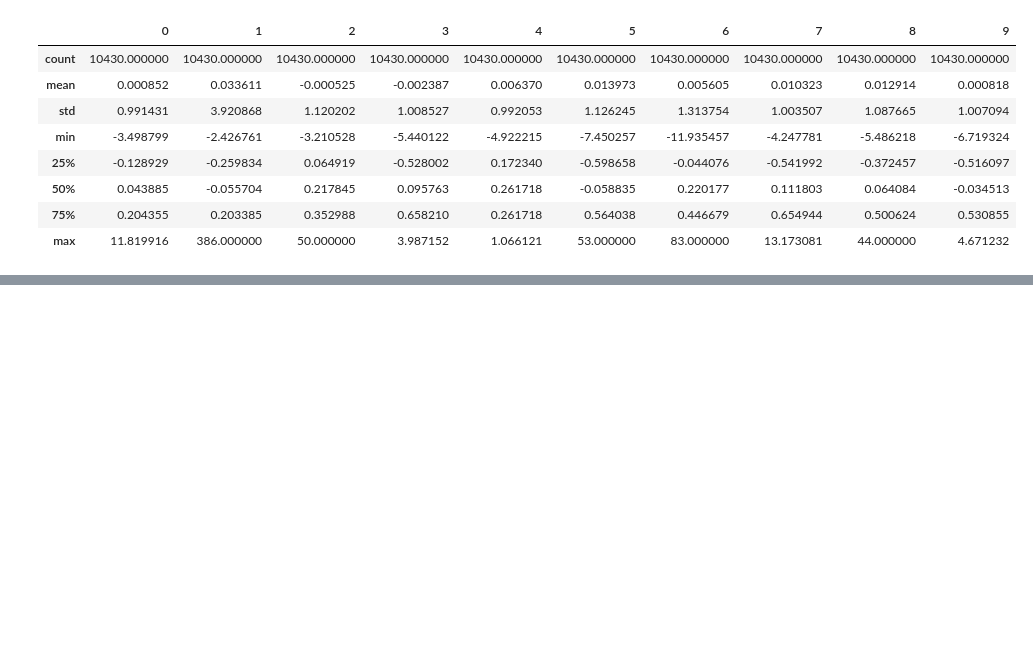
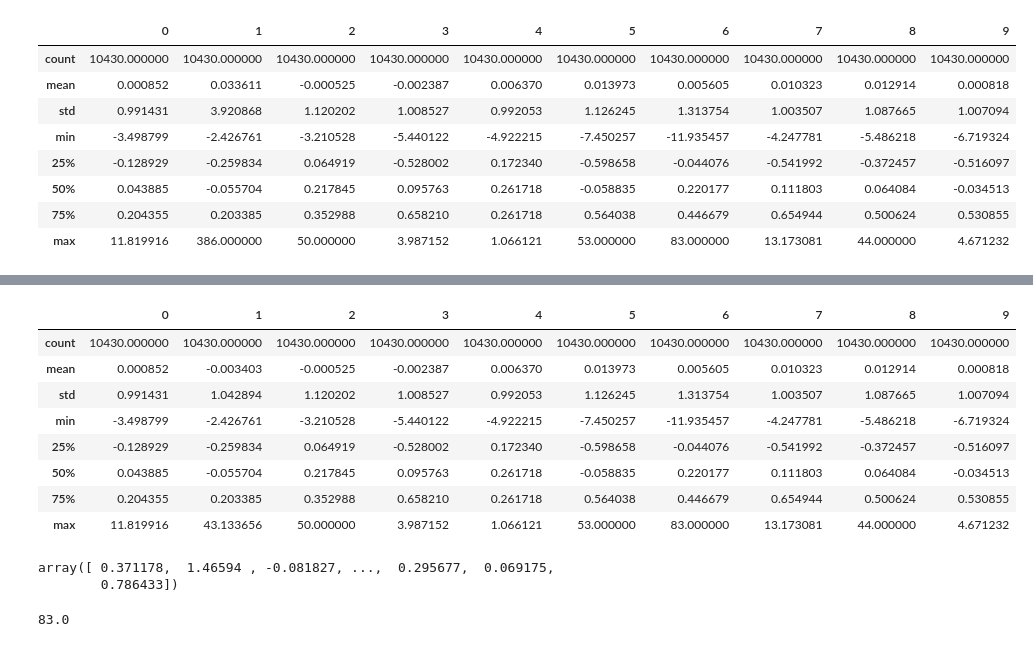
Before and after one commit to nathNath/provadeia, a Jupyter notebook: questaodois/Segunda questão.ipynb, the cells around one changed output, grey strips where cells are left out. Drawn from its saved outputs; the diff is of its cells as text; code cells hidden in the pictures; blank space fills up the shorter version.

```diff
--- a/questaodois/Segunda questão.ipynb
+++ b/questaodois/Segunda questão.ipynb
@@ -32,5 +78,5 @@ import numpy as np
 # %%
 import pandas as pd
 # %%
-data = pd.read_csv('./avila/avila-tr.txt', header = None)
+dataset = pd.read_csv('./avila/avila-tr.txt', header = None)
 # %%
@@ -56,0 +123,3 @@ data.describe()
+# %%
+aux = np.array(dataset[1])
+dataset[1] = dataset[1].replace(386, np.nanmedian(aux))
@@ -56,0 +140,12 @@ data.describe()
+# %%
+dataset.describe()
+# %% [output]
+|  | 0 | 1 | 2 | 3 | 4 | 5 | 6 | 7 | 8 | 9 |
+| count | 10430.000000 | 10430.000000 | 10430.000000 | 10430.000000 | 10430.000000 | 10430.000000 | 10430.000000 | 10430.000000 | 10430.000000 | 10430.000000 |
+| mean | 0.000852 | -0.003403 | -0.000525 | -0.002387 | 0.006370 | 0.013973 | 0.005605 | 0.010323 | 0.012914 | 0.000818 |
+| std | 0.991431 | 1.042894 | 1.120202 | 1.008527 | 0.992053 | 1.126245 | 1.313754 | 1.003507 | 1.087665 | 1.007094 |
+| min | -3.498799 | -2.426761 | -3.210528 | -5.440122 | -4.922215 | -7.450257 | -11.935457 | -4.247781 | -5.486218 | -6.719324 |
+| 25% | -0.128929 | -0.259834 | 0.064919 | -0.528002 | 0.172340 | -0.598658 | -0.044076 | -0.541992 | -0.372457 | -0.516097 |
+| 50% | 0.043885 | -0.055704 | 0.217845 | 0.095763 | 0.261718 | -0.058835 | 0.220177 | 0.111803 | 0.064084 | -0.034513 |
+| 75% | 0.204355 | 0.203385 | 0.352988 | 0.658210 | 0.261718 | 0.564038 | 0.446679 | 0.654944 | 0.500624 | 0.530855 |
+| max | 11.819916 | 43.133656 | 50.000000 | 3.987152 | 1.066121 | 53.000000 | 83.000000 | 13.173081 | 44.000000 | 4.671232 |
@@ -56,0 +154,9 @@ data.describe()
+# %%
+b
+# %% [output]
+array([ 0.371178,  1.46594 , -0.081827, ...,  0.295677,  0.069175,
+        0.786433])
+# %%
+np.max(b)
+# %% [output]
+83.0
```
Also changed, not shown: parts of 37 cells of this notebook.
